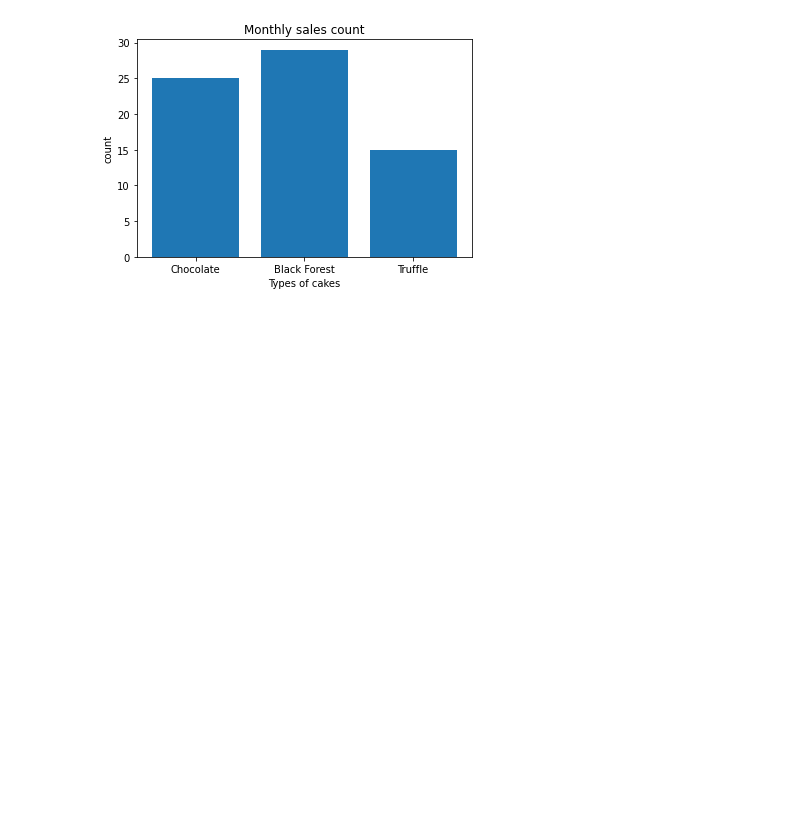
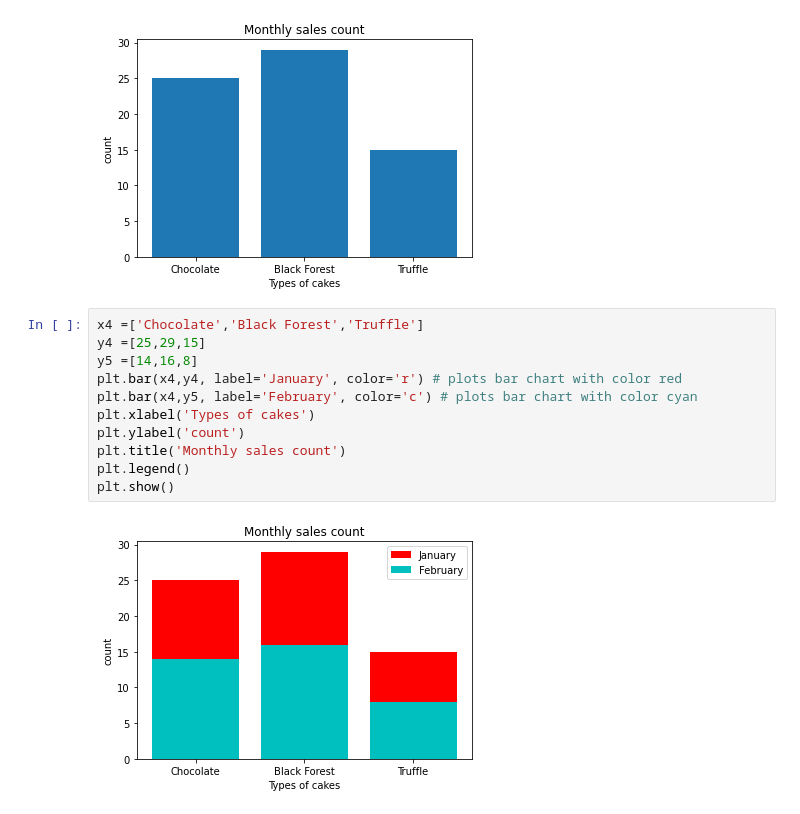
Before and after one commit to Sreekanthrshekar/personal_projects, a Jupyter notebook: Matplotlib.ipynb, the cells around one changed output. Saved outputs shown, nothing was run; the diff lists cells and outputs as text; blank space fills up the shorter version.

Commit message:
Added code to add color to the bars.

```diff
--- a/Matplotlib.ipynb
+++ b/Matplotlib.ipynb
@@ -93,3 +93,16 @@ plt.title('Monthly sales count')
 plt.show()
 # %% [output]
 [figure]
+# %%
+x4 =['Chocolate','Black Forest','Truffle']
+y4 =[25,29,15]
+y5 =[14,16,8]
+plt.bar(x4,y4, label='January', color='r') # plots bar chart with color red
+plt.bar(x4,y5, label='February', color='c') # plots bar chart with color cyan
+plt.xlabel('Types of cakes')
+plt.ylabel('count')
+plt.title('Monthly sales count')
+plt.legend()
+plt.show()
+# %% [output]
+[figure, added]
```
Also changed, not shown: parts of 1 cell of this notebook.
